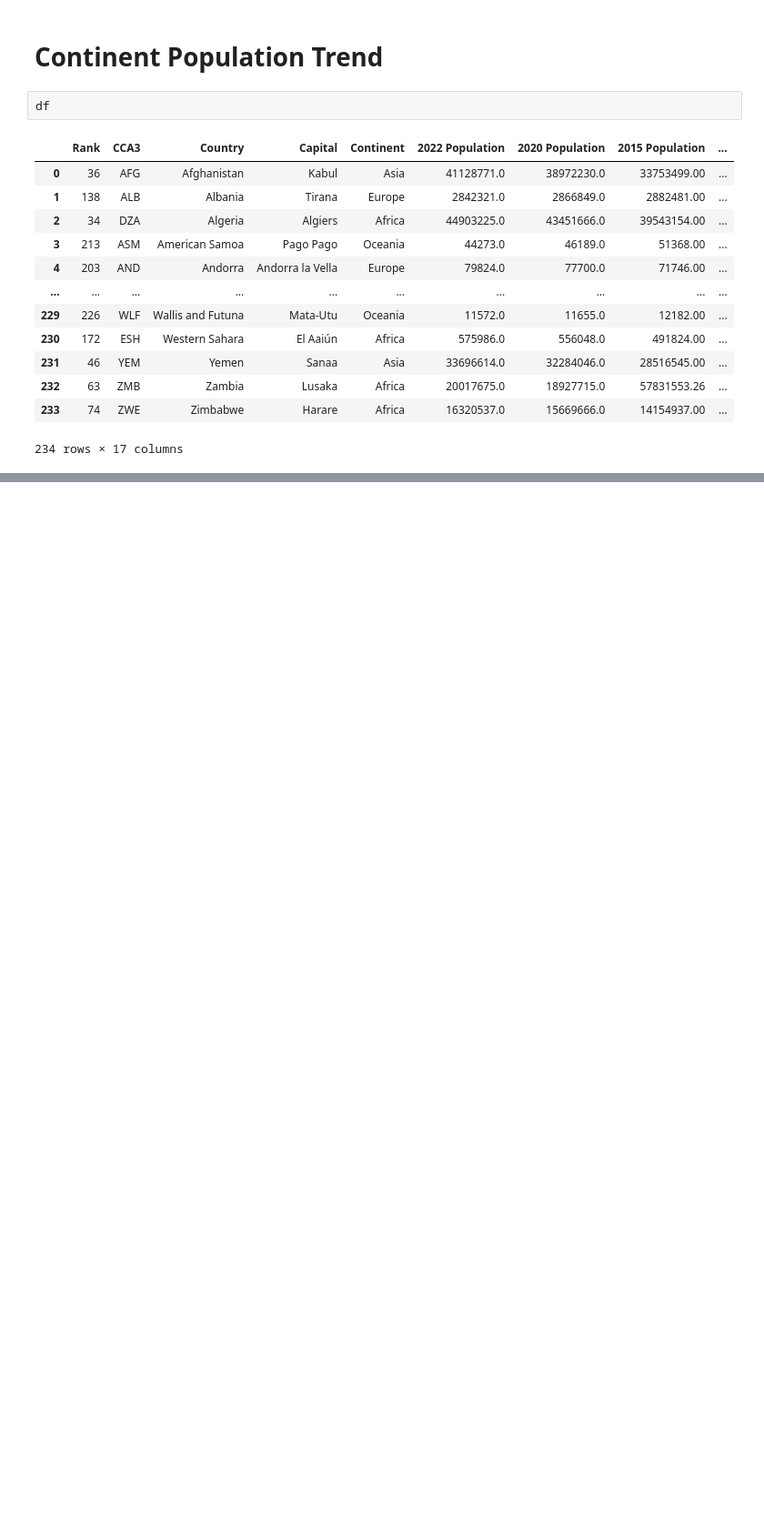
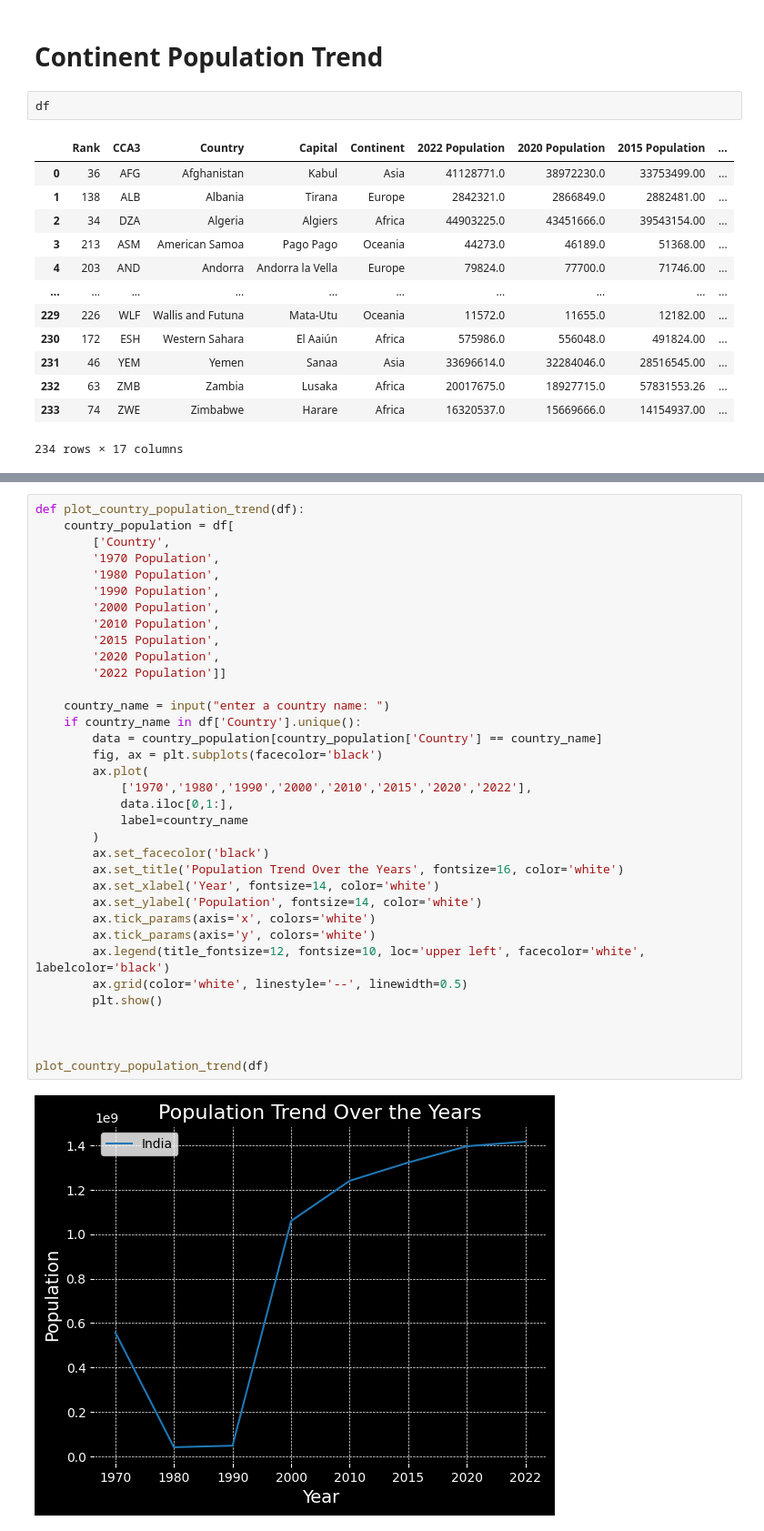
Before and after one commit to SANJAY-KRISHNA-MV/EDA, a Jupyter notebook: World Population EDA/population_eda.ipynb, the cells around one changed output, grey strips where cells are left out. Shown at 91% size. Cells and saved outputs as stored; diff of their text form; blank space fills up the shorter version.

```diff
--- a/World Population EDA/population_eda.ipynb
+++ b/World Population EDA/population_eda.ipynb
@@ -938,0 +1014,37 @@ df
+# %%
+def plot_country_population_trend(df):
+    country_population = df[
+        ['Country',
+        '1970 Population',
+        '1980 Population',
+        '1990 Population',
+        '2000 Population',
+        '2010 Population',
+        '2015 Population',
+        '2020 Population',
+        '2022 Population']]
+
+    country_name = input("enter a country name: ")
+    if country_name in df['Country'].unique():
+        data = country_population[country_population['Country'] == country_name]
+        fig, ax = plt.subplots(facecolor='black')
+        ax.plot(
+            ['1970','1980','1990','2000','2010','2015','2020','2022'],
+            data.iloc[0,1:],
+            label=country_name
+        )
+        ax.set_facecolor('black')
+        ax.set_title('Population Trend Over the Years', fontsize=16, color='white')
+        ax.set_xlabel('Year', fontsize=14, color='white')
+        ax.set_ylabel('Population', fontsize=14, color='white')
+        ax.tick_params(axis='x', colors='white')
+        ax.tick_params(axis='y', colors='white')
+        ax.legend(title_fontsize=12, fontsize=10, loc='upper left', facecolor='white', labelcolor='black')
+        ax.grid(color='white', linestyle='--', linewidth=0.5)
+        plt.show()
+
+
+
+plot_country_population_trend(df)
+# %% [output]
+[figure, added]
```
Also changed, not shown: parts of 5 cells of this notebook.
